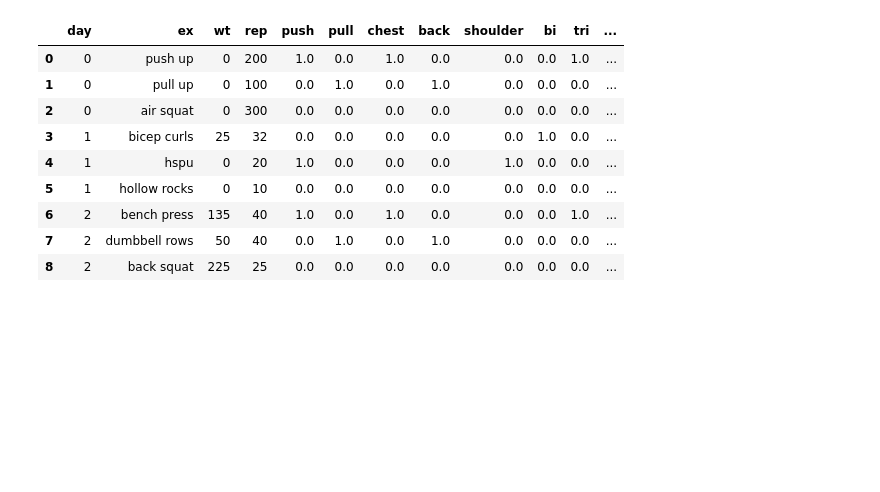
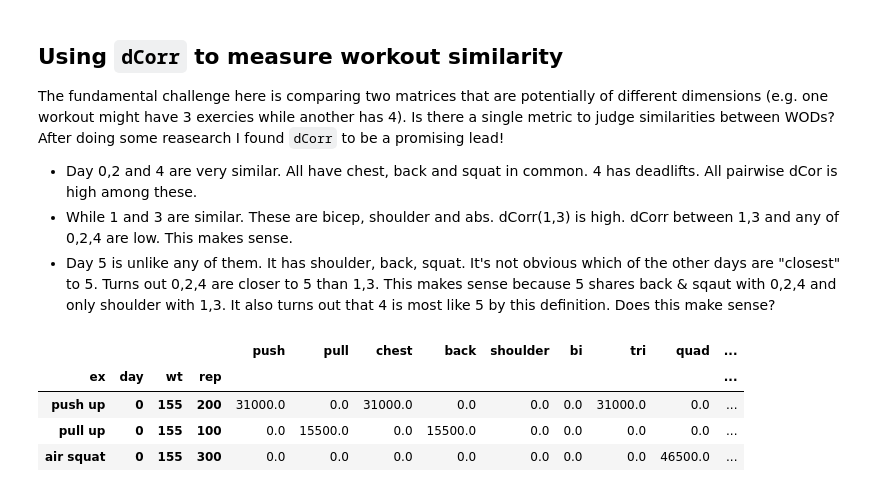
Before and after one commit to AI-AF/autowod, a Jupyter notebook: notebooks/demo1.ipynb, the cells around one changed output. Drawn from its saved outputs; the diff is of its cells as text; code cells hidden in the pictures; blank space fills up the shorter version.

```diff
--- a/notebooks/demo1.ipynb
+++ b/notebooks/demo1.ipynb
@@ -4,0 +16,5 @@ df = pd.read_csv('../data/demo1.csv')
+# %%
+df = pd.read_csv('../data/demo1.csv')
+df['vol'] = df['wt']*df['rep']
+df = df.fillna(0).set_index(['ex', 'day', 'wt', 'rep'])
+df = df.multiply(df['vol'], axis='index').drop(columns=['vol'])
@@ -5,13 +64,16 @@ df = pd.read_csv('../data/demo1.csv')
+# %% [markdown]
+## Using `dCorr` to measure workout similarity
+
+The fundamental challenge here is comparing two matrices that are potentially of different dimensions (e.g. one workout might have 3 exercies while another has 4). Is there a single metric to judge similarities between WODs? After doing some reasearch I found `dCorr` to be a promising lead!
+
+- Day 0,2 and 4 are very similar. All have chest, back and squat in common. 4 has deadlifts. All pairwise dCor is high among these.
+- While 1 and 3 are similar. These are bicep, shoulder and abs. dCorr(1,3) is high. dCorr between 1,3 and any of 0,2,4 are low. This makes sense.
+- Day 5 is unlike any of them. It has shoulder, back, squat. It's not obvious which of the other days are "closest" to 5. Turns out 0,2,4 are closer to 5 than 1,3. This makes sense because 5 shares back & sqaut with 0,2,4 and only shoulder with 1,3. It also turns out that 4 is most like 5 by this definition. Does this make sense?
 # %%
-df.fillna(0)
+df.query('day==0')
 # %% [output]
-|  | day | ex | wt | rep | push | pull | chest | back | shoulder | bi | tri | ... |
-| 0 | 0 | push up | 0 | 200 | 1.0 | 0.0 | 1.0 | 0.0 | 0.0 | 0.0 | 1.0 | ... |
-| 1 | 0 | pull up | 0 | 100 | 0.0 | 1.0 | 0.0 | 1.0 | 0.0 | 0.0 | 0.0 | ... |
-| 2 | 0 | air squat | 0 | 300 | 0.0 | 0.0 | 0.0 | 0.0 | 0.0 | 0.0 | 0.0 | ... |
-| 3 | 1 | bicep curls | 25 | 32 | 0.0 | 0.0 | 0.0 | 0.0 | 0.0 | 1.0 | 0.0 | ... |
-| 4 | 1 | hspu | 0 | 20 | 1.0 | 0.0 | 0.0 | 0.0 | 1.0 | 0.0 | 0.0 | ... |
-| 5 | 1 | hollow rocks | 0 | 10 | 0.0 | 0.0 | 0.0 | 0.0 | 0.0 | 0.0 | 0.0 | ... |
-| 6 | 2 | bench press | 135 | 40 | 1.0 | 0.0 | 1.0 | 0.0 | 0.0 | 0.0 | 1.0 | ... |
-| 7 | 2 | dumbbell rows | 50 | 40 | 0.0 | 1.0 | 0.0 | 1.0 | 0.0 | 0.0 | 0.0 | ... |
-| 8 | 2 | back squat | 225 | 25 | 0.0 | 0.0 | 0.0 | 0.0 | 0.0 | 0.0 | 0.0 | ... |
+|  |  |  |  | push | pull | chest | back | shoulder | bi | tri | quad | ... |
+| ex | day | wt | rep |  |  |  |  |  |  |  |  | ... |
+| push up | 0 | 155 | 200 | 31000.0 | 0.0 | 31000.0 | 0.0 | 0.0 | 0.0 | 31000.0 | 0.0 | ... |
+| pull up | 0 | 155 | 100 | 0.0 | 15500.0 | 0.0 | 15500.0 | 0.0 | 0.0 | 0.0 | 0.0 | ... |
+| air squat | 0 | 155 | 300 | 0.0 | 0.0 | 0.0 | 0.0 | 0.0 | 0.0 | 0.0 | 46500.0 | ... |
```
Also changed, not shown: parts of 13 cells of this notebook, 2 other files.
